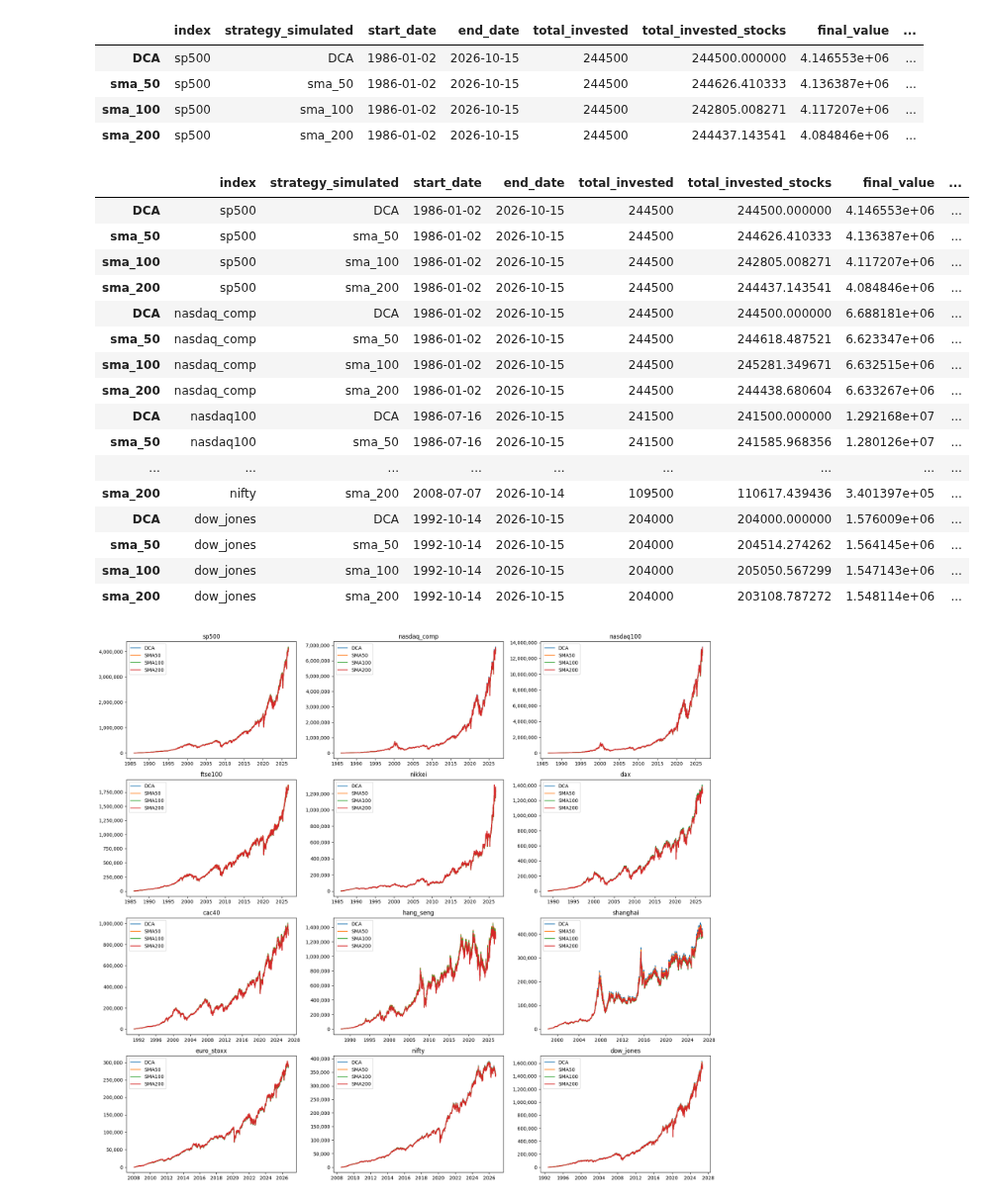
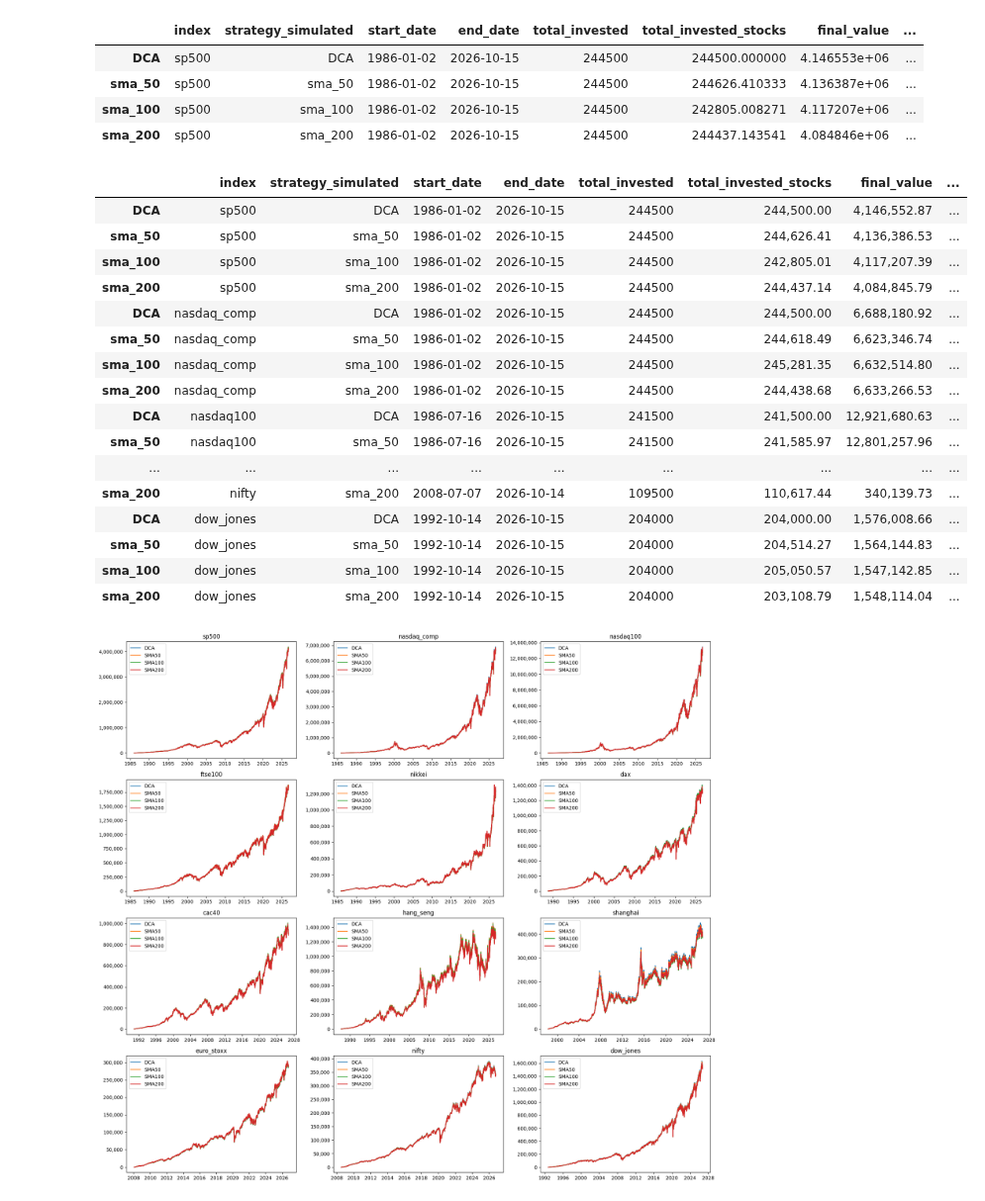
Before and after one commit to pedrosalgado22/SMAstrategy, a Jupyter notebook: smanalysis_50_100_200.ipynb, the cells around one changed output. Shown at 99% size. Drawn from its saved outputs; the diff is of its cells as text; code cells hidden in the pictures.

```diff
--- a/smanalysis_50_100_200.ipynb
+++ b/smanalysis_50_100_200.ipynb
@@ -128,34 +130,38 @@ run_index_simulator(df,"sp500")
 | sma_100 | sp500 | sma_100 | 1986-01-02 | 2026-10-15 | 244500 | 242805.008271 | 4.117207e+06 | ... |
 | sma_200 | sp500 | sma_200 | 1986-01-02 | 2026-10-15 | 244500 | 244437.143541 | 4.084846e+06 | ... |
 # %%
+
+pd.set_option("display.float_format", "{:,.2f}".format)   # no scientific notation, 2 decimals, thousands commas
+
+
 all_tables = []
 for name in DIV_YIELD:
     df = pd.read_csv(processed_data_path / f"{name}_processed.csv", index_col=0, parse_dates=True)
     all_tables.append(run_index_simulator(df, name))
 
 all_tables = pd.concat(all_tables)
 
 
 display(all_tables)
 all_tables.to_csv(results_data_path / "results.csv", index=False)
 # %% [output]
 |  | index | strategy_simulated | start_date | end_date | total_invested | total_invested_stocks | final_value | ... |
-| DCA | sp500 | DCA | 1986-01-02 | 2026-10-15 | 244500 | 244500.000000 | 4.146553e+06 | ... |
-| sma_50 | sp500 | sma_50 | 1986-01-02 | 2026-10-15 | 244500 | 244626.410333 | 4.136387e+06 | ... |
-| sma_100 | sp500 | sma_100 | 1986-01-02 | 2026-10-15 | 244500 | 242805.008271 | 4.117207e+06 | ... |
-| sma_200 | sp500 | sma_200 | 1986-01-02 | 2026-10-15 | 244500 | 244437.143541 | 4.084846e+06 | ... |
-| DCA | nasdaq_comp | DCA | 1986-01-02 | 2026-10-15 | 244500 | 244500.000000 | 6.688181e+06 | ... |
-| sma_50 | nasdaq_comp | sma_50 | 1986-01-02 | 2026-10-15 | 244500 | 244618.487521 | 6.623347e+06 | ... |
-| sma_100 | nasdaq_comp | sma_100 | 1986-01-02 | 2026-10-15 | 244500 | 245281.349671 | 6.632515e+06 | ... |
-| sma_200 | nasdaq_comp | sma_200 | 1986-01-02 | 2026-10-15 | 244500 | 244438.680604 | 6.633267e+06 | ... |
-| DCA | nasdaq100 | DCA | 1986-07-16 | 2026-10-15 | 241500 | 241500.000000 | 1.292168e+07 | ... |
-| sma_50 | nasdaq100 | sma_50 | 1986-07-16 | 2026-10-15 | 241500 | 241585.968356 | 1.280126e+07 | ... |
+| DCA | sp500 | DCA | 1986-01-02 | 2026-10-15 | 244500 | 244,500.00 | 4,146,552.87 | ... |
+| sma_50 | sp500 | sma_50 | 1986-01-02 | 2026-10-15 | 244500 | 244,626.41 | 4,136,386.53 | ... |
+| sma_100 | sp500 | sma_100 | 1986-01-02 | 2026-10-15 | 244500 | 242,805.01 | 4,117,207.39 | ... |
+| sma_200 | sp500 | sma_200 | 1986-01-02 | 2026-10-15 | 244500 | 244,437.14 | 4,084,845.79 | ... |
+| DCA | nasdaq_comp | DCA | 1986-01-02 | 2026-10-15 | 244500 | 244,500.00 | 6,688,180.92 | ... |
+| sma_50 | nasdaq_comp | sma_50 | 1986-01-02 | 2026-10-15 | 244500 | 244,618.49 | 6,623,346.74 | ... |
+| sma_100 | nasdaq_comp | sma_100 | 1986-01-02 | 2026-10-15 | 244500 | 245,281.35 | 6,632,514.80 | ... |
+| sma_200 | nasdaq_comp | sma_200 | 1986-01-02 | 2026-10-15 | 244500 | 244,438.68 | 6,633,266.53 | ... |
+| DCA | nasdaq100 | DCA | 1986-07-16 | 2026-10-15 | 241500 | 241,500.00 | 12,921,680.63 | ... |
+| sma_50 | nasdaq100 | sma_50 | 1986-07-16 | 2026-10-15 | 241500 | 241,585.97 | 12,801,257.96 | ... |
 | ... | ... | ... | ... | ... | ... | ... | ... | ... |
-| sma_200 | nifty | sma_200 | 2008-07-07 | 2026-10-14 | 109500 | 110617.439436 | 3.401397e+05 | ... |
-| DCA | dow_jones | DCA | 1992-10-14 | 2026-10-15 | 204000 | 204000.000000 | 1.576009e+06 | ... |
-| sma_50 | dow_jones | sma_50 | 1992-10-14 | 2026-10-15 | 204000 | 204514.274262 | 1.564145e+06 | ... |
-| sma_100 | dow_jones | sma_100 | 1992-10-14 | 2026-10-15 | 204000 | 205050.567299 | 1.547143e+06 | ... |
-| sma_200 | dow_jones | sma_200 | 1992-10-14 | 2026-10-15 | 204000 | 203108.787272 | 1.548114e+06 | ... |
+| sma_200 | nifty | sma_200 | 2008-07-07 | 2026-10-14 | 109500 | 110,617.44 | 340,139.73 | ... |
+| DCA | dow_jones | DCA | 1992-10-14 | 2026-10-15 | 204000 | 204,000.00 | 1,576,008.66 | ... |
+| sma_50 | dow_jones | sma_50 | 1992-10-14 | 2026-10-15 | 204000 | 204,514.27 | 1,564,144.83 | ... |
+| sma_100 | dow_jones | sma_100 | 1992-10-14 | 2026-10-15 | 204000 | 205,050.57 | 1,547,142.85 | ... |
+| sma_200 | dow_jones | sma_200 | 1992-10-14 | 2026-10-15 | 204000 | 203,108.79 | 1,548,114.04 | ... |
 # %%
 from matplotlib.ticker import StrMethodFormatter
 
```
Also changed, not shown: parts of 3 cells of this notebook, 5 other files.
